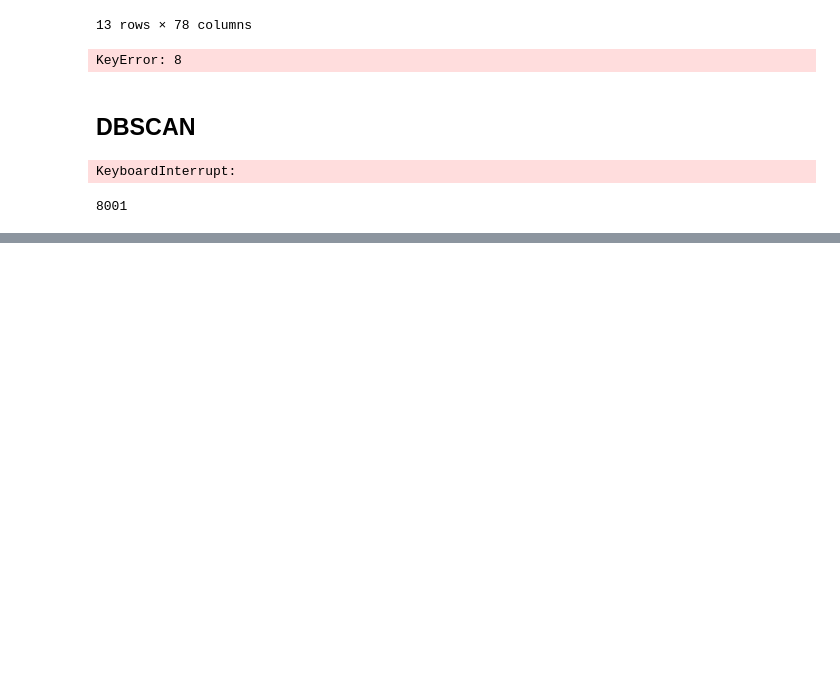
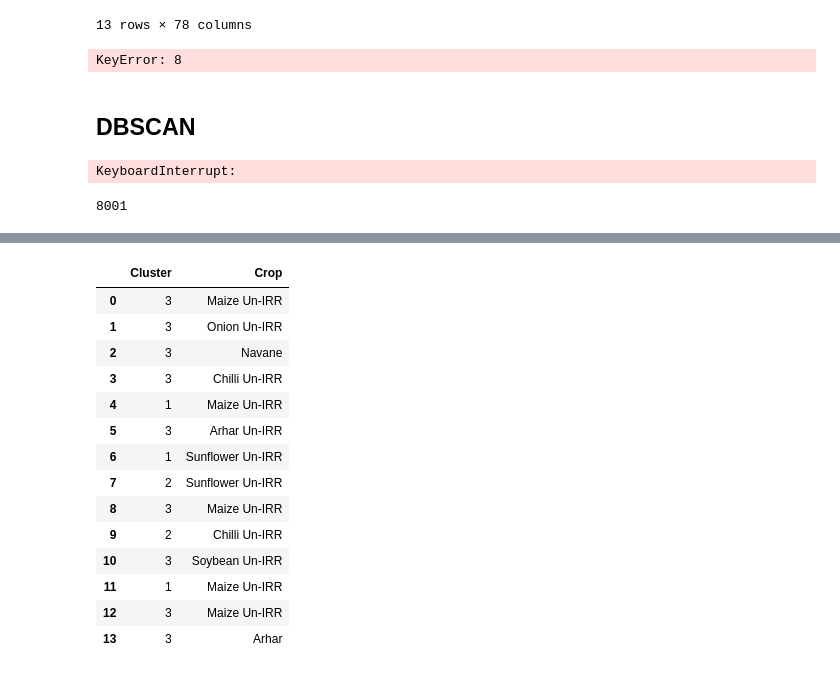
Before and after one commit to amaurylancelin/Datathon, a Jupyter notebook: clustering_state_level.ipynb, the cells around one changed output, grey strips where cells are left out. Saved outputs shown, nothing was run; the diff lists cells and outputs as text; code cells hidden in the pictures; blank space fills up the shorter version.

```diff
--- a/clustering_state_level.ipynb
+++ b/clustering_state_level.ipynb
@@ -185,0 +203,2 @@ len(np.unique(clustering.labels_))
+# %%
+list_state = pd.unique(pd.read_csv(pathData)["State"])
@@ -185,0 +297,19 @@ len(np.unique(clustering.labels_))
+# %%
+crop_cluster =pd.DataFrame([ [clusters_state[i],crop_majoritaire[i]] for i in range(len(clusters_state))],columns = ["Cluster","Crop"])
+crop_cluster
+# %% [output]
+|  | Cluster | Crop |
+| 0 | 3 | Maize Un-IRR |
+| 1 | 3 | Onion Un-IRR |
+| 2 | 3 | Navane |
+| 3 | 3 | Chilli Un-IRR |
+| 4 | 1 | Maize Un-IRR |
+| 5 | 3 | Arhar Un-IRR |
+| 6 | 1 | Sunflower Un-IRR |
+| 7 | 2 | Sunflower Un-IRR |
+| 8 | 3 | Maize Un-IRR |
+| 9 | 2 | Chilli Un-IRR |
+| 10 | 3 | Soybean Un-IRR |
+| 11 | 1 | Maize Un-IRR |
+| 12 | 3 | Maize Un-IRR |
+| 13 | 3 | Arhar |
```
Also changed, not shown: parts of 20 cells of this notebook.
